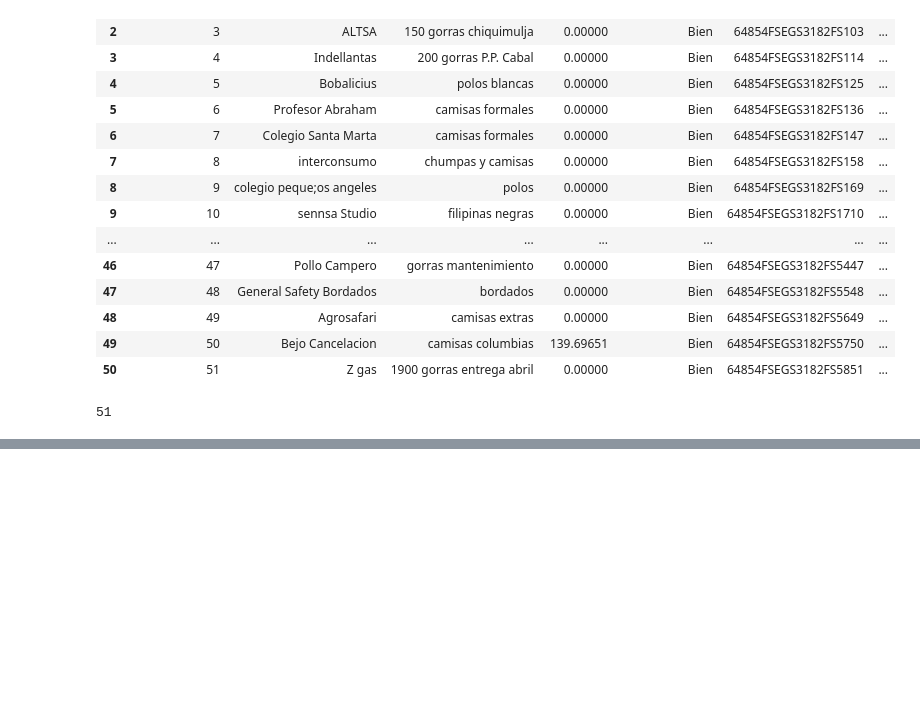
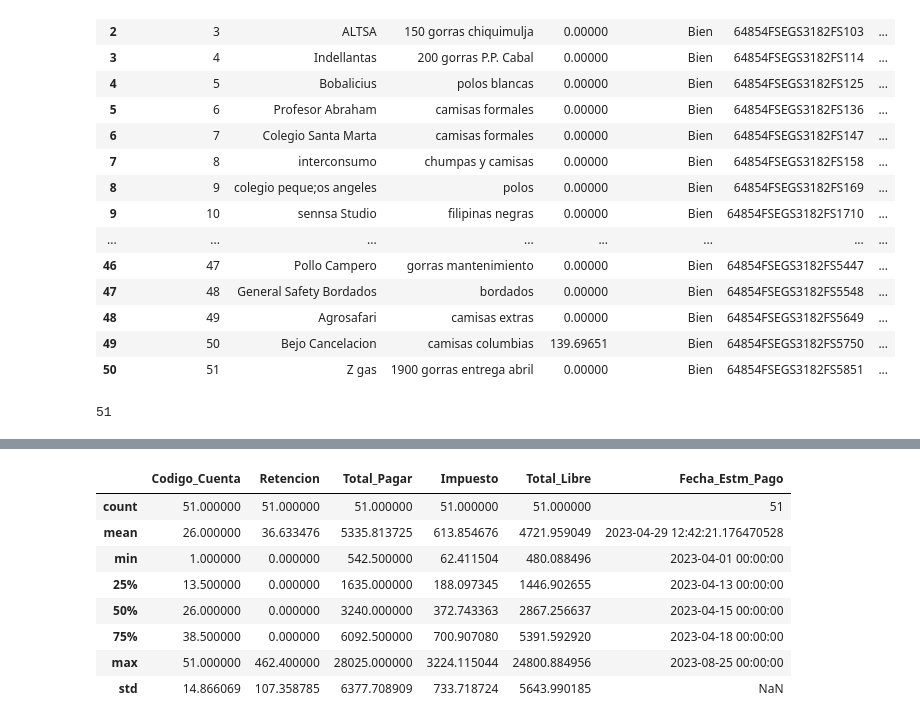
Before and after one commit to ronaldbailey/Proyecto-2---Ingenier-a-de-Datos-, a Jupyter notebook: Desarrollo_DG.ipynb, the cells around one changed output, grey strips where cells are left out. Drawn from its saved outputs; the diff is of its cells as text; code cells hidden in the pictures; blank space fills up the shorter version.

```diff
--- a/Desarrollo_DG.ipynb
+++ b/Desarrollo_DG.ipynb
@@ -264,0 +296,12 @@ Everything up-to-date
+# %%
+datos_crudos.describe()
+# %% [output]
+|  | Codigo_Cuenta | Retencion | Total_Pagar | Impuesto | Total_Libre | Fecha_Estm_Pago |
+| count | 51.000000 | 51.000000 | 51.000000 | 51.000000 | 51.000000 | 51 |
+| mean | 26.000000 | 36.633476 | 5335.813725 | 613.854676 | 4721.959049 | 2023-04-29 12:42:21.176470528 |
+| min | 1.000000 | 0.000000 | 542.500000 | 62.411504 | 480.088496 | 2023-04-01 00:00:00 |
+| 25% | 13.500000 | 0.000000 | 1635.000000 | 188.097345 | 1446.902655 | 2023-04-13 00:00:00 |
+| 50% | 26.000000 | 0.000000 | 3240.000000 | 372.743363 | 2867.256637 | 2023-04-15 00:00:00 |
+| 75% | 38.500000 | 0.000000 | 6092.500000 | 700.907080 | 5391.592920 | 2023-04-18 00:00:00 |
+| max | 51.000000 | 462.400000 | 28025.000000 | 3224.115044 | 24800.884956 | 2023-08-25 00:00:00 |
+| std | 14.866069 | 107.358785 | 6377.708909 | 733.718724 | 5643.990185 | NaN |
```
Also changed, not shown: parts of 11 cells of this notebook, 1 other file.
